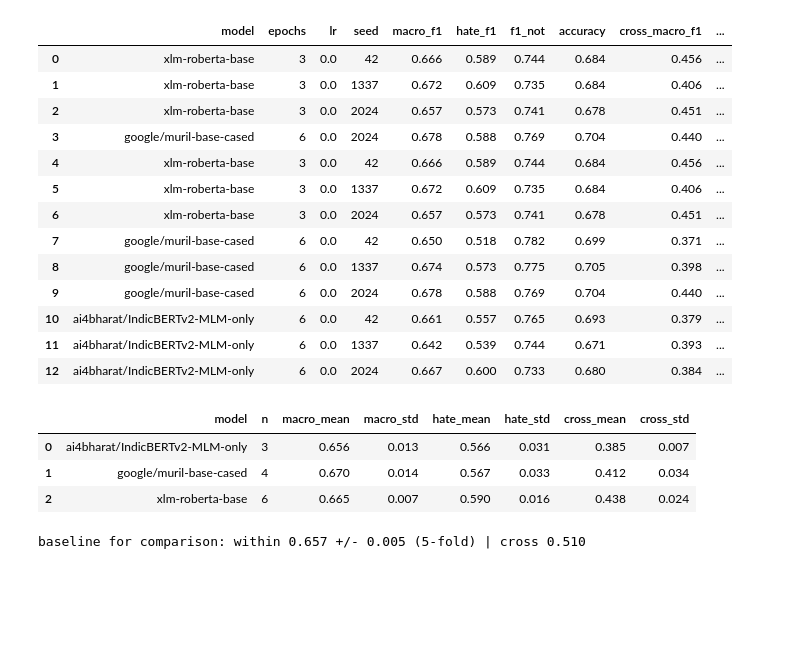
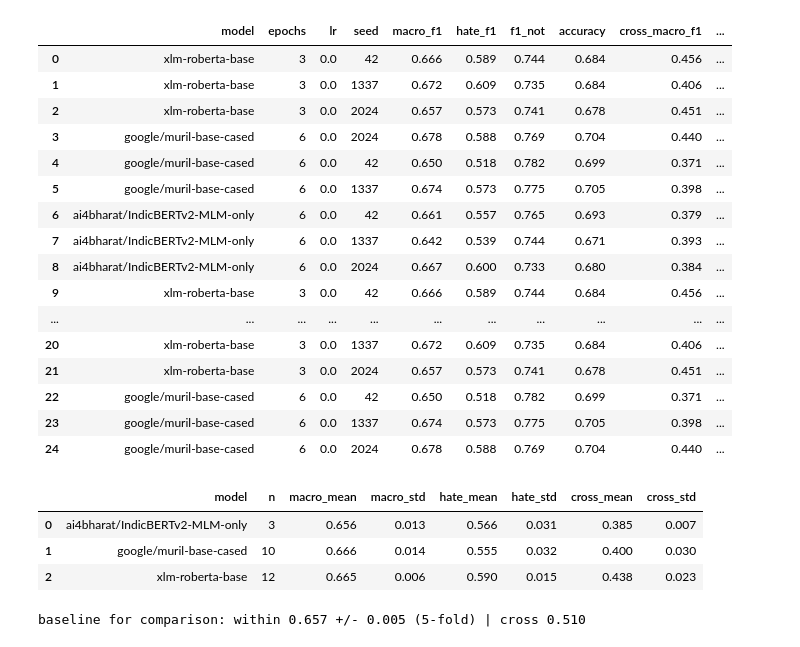
Before and after one commit to mihirmakwana03/msc-hinglish-hate, a Jupyter notebook: notebooks/13_multiseed.ipynb, the cells around one changed output. Saved outputs shown, nothing was run; the diff lists cells and outputs as text; code cells hidden in the pictures; blank space fills up the shorter version.

Commit message:
Update multiseed notebook and results: enhance logging, fix output formatting, and add missing model entries

```diff
--- a/notebooks/13_multiseed.ipynb
+++ b/notebooks/13_multiseed.ipynb
@@ -228,30 +258,45 @@ Notes:
 # %%
+import os
+from pathlib import Path
+import pandas as pd
+
+ROOT = Path(os.environ.get('HINGLISH_HATE_ROOT', r'H:\Data\msc-hinglish-hate'))
+if not (ROOT / 'data').exists():
+    ROOT = Path.cwd().parent
+LOG = Path(os.environ.get('HINGLISH_HATE_MULTISeed_LOG', ROOT / 'writing' / 'multiseed_results.csv'))
+if not LOG.exists():
+    raise FileNotFoundError(f'Multiseed results file not found: {LOG}')
+
 df = pd.read_csv(LOG)
 summary = (df.groupby('model')
              .agg(n=('macro_f1','size'),
                   macro_mean=('macro_f1','mean'), macro_std=('macro_f1','std'),
                   hate_mean=('hate_f1','mean'),   hate_std=('hate_f1','std'),
                   cross_mean=('cross_macro_f1','mean'), cross_std=('cross_macro_f1','std'))
              .round(3).reset_index())
 display(df.round(3)); display(summary)
 print('\nbaseline for comparison: within 0.657 +/- 0.005 (5-fold) | cross 0.510')
+df.to_csv(LOG, index=False)
 # %% [output]
 |  | model | epochs | lr | seed | macro_f1 | hate_f1 | f1_not | accuracy | cross_macro_f1 | ... |
 | 0 | xlm-roberta-base | 3 | 0.0 | 42 | 0.666 | 0.589 | 0.744 | 0.684 | 0.456 | ... |
 | 1 | xlm-roberta-base | 3 | 0.0 | 1337 | 0.672 | 0.609 | 0.735 | 0.684 | 0.406 | ... |
 | 2 | xlm-roberta-base | 3 | 0.0 | 2024 | 0.657 | 0.573 | 0.741 | 0.678 | 0.451 | ... |
 | 3 | google/muril-base-cased | 6 | 0.0 | 2024 | 0.678 | 0.588 | 0.769 | 0.704 | 0.440 | ... |
-| 4 | xlm-roberta-base | 3 | 0.0 | 42 | 0.666 | 0.589 | 0.744 | 0.684 | 0.456 | ... |
-| 5 | xlm-roberta-base | 3 | 0.0 | 1337 | 0.672 | 0.609 | 0.735 | 0.684 | 0.406 | ... |
-| 6 | xlm-roberta-base | 3 | 0.0 | 2024 | 0.657 | 0.573 | 0.741 | 0.678 | 0.451 | ... |
-| 7 | google/muril-base-cased | 6 | 0.0 | 42 | 0.650 | 0.518 | 0.782 | 0.699 | 0.371 | ... |
-| 8 | google/muril-base-cased | 6 | 0.0 | 1337 | 0.674 | 0.573 | 0.775 | 0.705 | 0.398 | ... |
-| 9 | google/muril-base-cased | 6 | 0.0 | 2024 | 0.678 | 0.588 | 0.769 | 0.704 | 0.440 | ... |
-| 10 | ai4bharat/IndicBERTv2-MLM-only | 6 | 0.0 | 42 | 0.661 | 0.557 | 0.765 | 0.693 | 0.379 | ... |
-| 11 | ai4bharat/IndicBERTv2-MLM-only | 6 | 0.0 | 1337 | 0.642 | 0.539 | 0.744 | 0.671 | 0.393 | ... |
-| 12 | ai4bharat/IndicBERTv2-MLM-only | 6 | 0.0 | 2024 | 0.667 | 0.600 | 0.733 | 0.680 | 0.384 | ... |
+| 4 | google/muril-base-cased | 6 | 0.0 | 42 | 0.650 | 0.518 | 0.782 | 0.699 | 0.371 | ... |
+| 5 | google/muril-base-cased | 6 | 0.0 | 1337 | 0.674 | 0.573 | 0.775 | 0.705 | 0.398 | ... |
+| 6 | ai4bharat/IndicBERTv2-MLM-only | 6 | 0.0 | 42 | 0.661 | 0.557 | 0.765 | 0.693 | 0.379 | ... |
+| 7 | ai4bharat/IndicBERTv2-MLM-only | 6 | 0.0 | 1337 | 0.642 | 0.539 | 0.744 | 0.671 | 0.393 | ... |
+| 8 | ai4bharat/IndicBERTv2-MLM-only | 6 | 0.0 | 2024 | 0.667 | 0.600 | 0.733 | 0.680 | 0.384 | ... |
+| 9 | xlm-roberta-base | 3 | 0.0 | 42 | 0.666 | 0.589 | 0.744 | 0.684 | 0.456 | ... |
+| ... | ... | ... | ... | ... | ... | ... | ... | ... | ... | ... |
+| 20 | xlm-roberta-base | 3 | 0.0 | 1337 | 0.672 | 0.609 | 0.735 | 0.684 | 0.406 | ... |
+| 21 | xlm-roberta-base | 3 | 0.0 | 2024 | 0.657 | 0.573 | 0.741 | 0.678 | 0.451 | ... |
+| 22 | google/muril-base-cased | 6 | 0.0 | 42 | 0.650 | 0.518 | 0.782 | 0.699 | 0.371 | ... |
+| 23 | google/muril-base-cased | 6 | 0.0 | 1337 | 0.674 | 0.573 | 0.775 | 0.705 | 0.398 | ... |
+| 24 | google/muril-base-cased | 6 | 0.0 | 2024 | 0.678 | 0.588 | 0.769 | 0.704 | 0.440 | ... |
 |  | model | n | macro_mean | macro_std | hate_mean | hate_std | cross_mean | cross_std |
 | 0 | ai4bharat/IndicBERTv2-MLM-only | 3 | 0.656 | 0.013 | 0.566 | 0.031 | 0.385 | 0.007 |
-| 1 | google/muril-base-cased | 4 | 0.670 | 0.014 | 0.567 | 0.033 | 0.412 | 0.034 |
-| 2 | xlm-roberta-base | 6 | 0.665 | 0.007 | 0.590 | 0.016 | 0.438 | 0.024 |
+| 1 | google/muril-base-cased | 10 | 0.666 | 0.014 | 0.555 | 0.032 | 0.400 | 0.030 |
+| 2 | xlm-roberta-base | 12 | 0.665 | 0.006 | 0.590 | 0.015 | 0.438 | 0.023 |
 baseline for comparison: within 0.657 +/- 0.005 (5-fold) | cross 0.510
```
Also changed, not shown: parts of 1 cell of this notebook, 1 other file.
